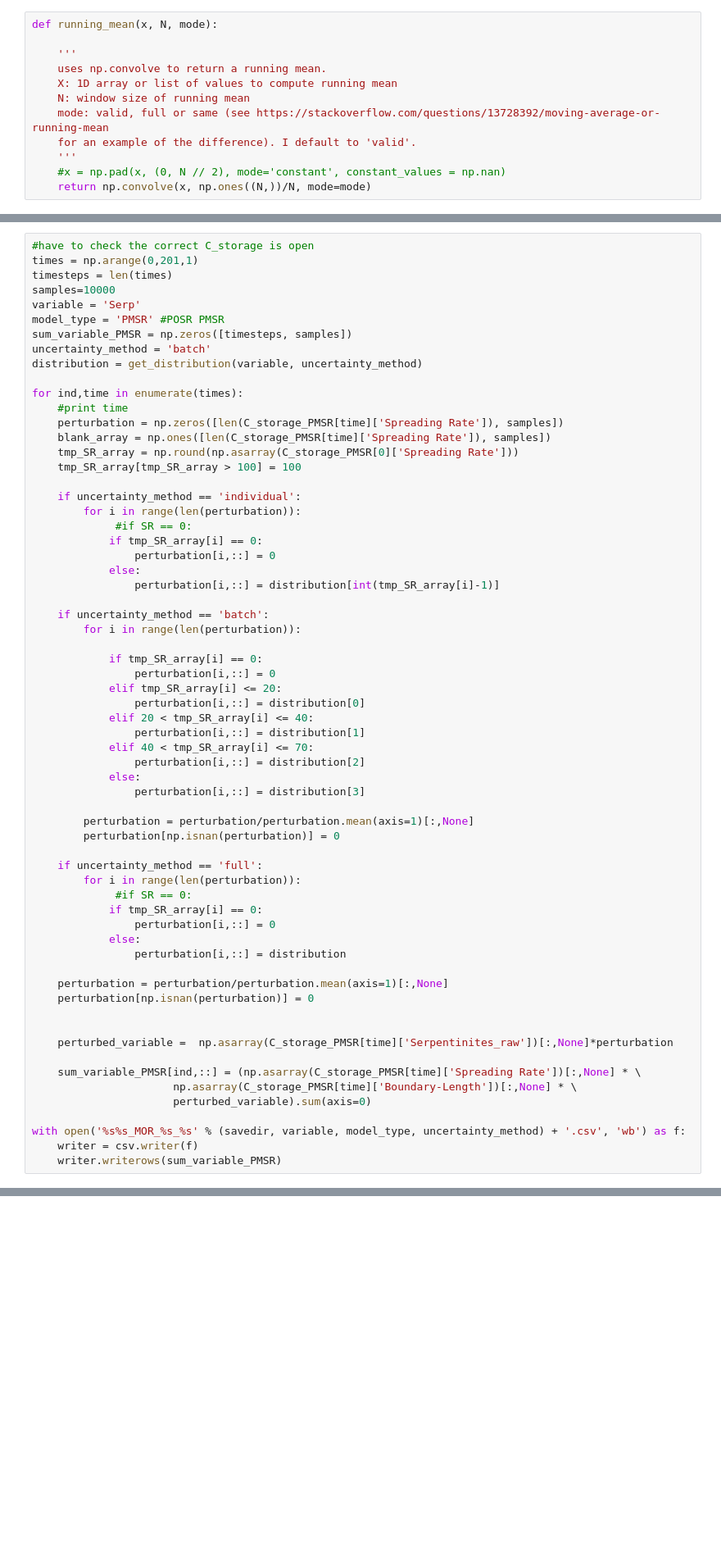
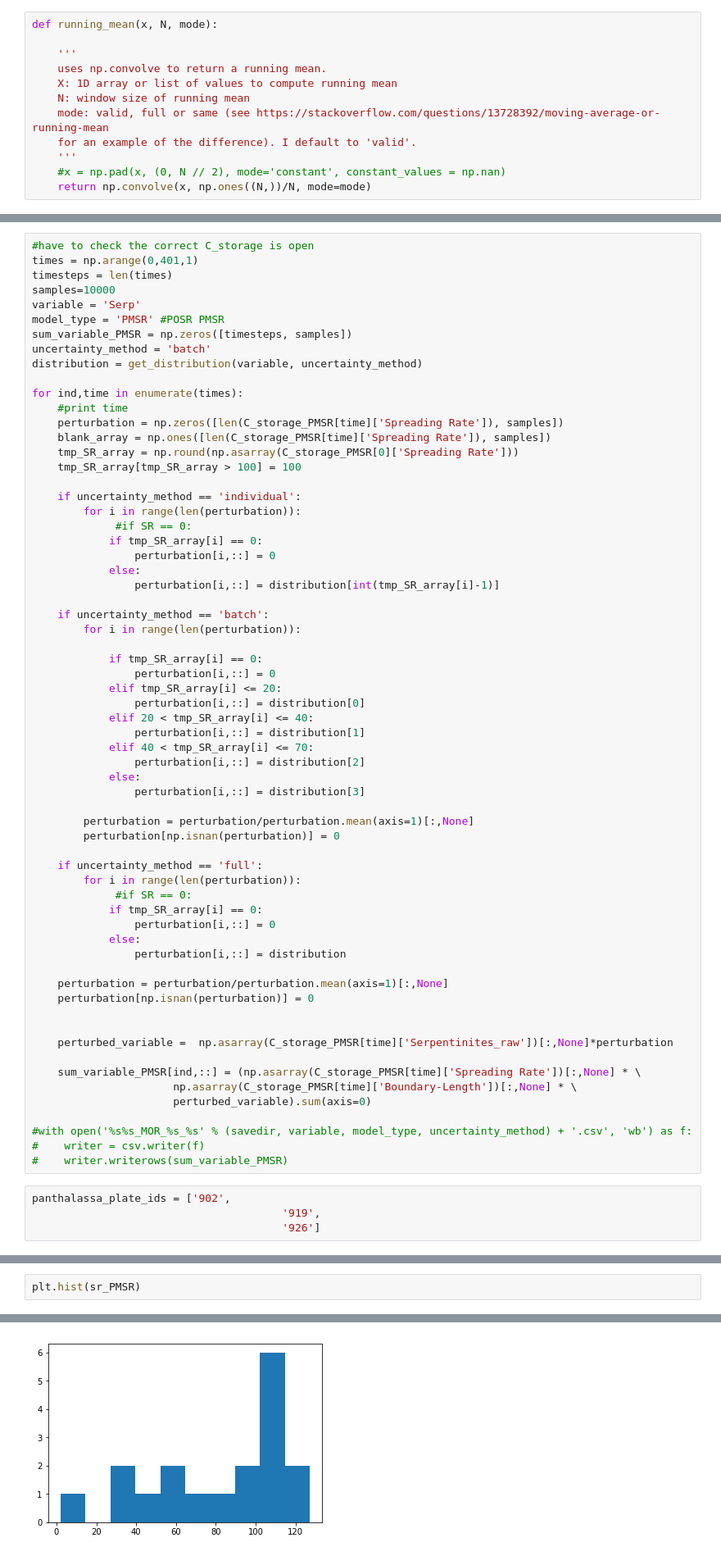
Before and after one commit to amer7632/pyGPlates_examples, a Jupyter notebook: Merdith_2019_Frontiers/8-2_MOR_flux.ipynb, the cells around one changed output, grey strips where cells are left out. Shown: that part at 82% size. Cells and saved outputs as stored; diff of their text form; blank space fills up the shorter version.

```diff
--- a/Merdith_2019_Frontiers/8-2_MOR_flux.ipynb
+++ b/Merdith_2019_Frontiers/8-2_MOR_flux.ipynb
@@ -49,7 +50,7 @@ def get_distribution(variable, method):
     return distribution
 # %%
 #have to check the correct C_storage is open
-times = np.arange(0,201,1)
+times = np.arange(0,401,1)
 timesteps = len(times)
 samples=10000
 variable = 'Serp'
@@ -108,6 +109,10 @@ for ind,time in enumerate(times):
                       np.asarray(C_storage_PMSR[time]['Boundary-Length'])[:,None] * \
                       perturbed_variable).sum(axis=0)
 
-with open('%s%s_MOR_%s_%s' % (savedir, variable, model_type, uncertainty_method) + '.csv', 'wb') as f:
-    writer = csv.writer(f)
-    writer.writerows(sum_variable_PMSR)
+#with open('%s%s_MOR_%s_%s' % (savedir, variable, model_type, uncertainty_method) + '.csv', 'wb') as f:
+#    writer = csv.writer(f)
+#    writer.writerows(sum_variable_PMSR)
+# %%
+panthalassa_plate_ids = ['902',
+                                       '919',
+                                       '926']
@@ -113,0 +129,3 @@ with open('%s%s_MOR_%s_%s' % (savedir, variable, model_type, uncertainty_method)
+# %%
+plt.hist(sr_PMSR)
+# %% [output]
@@ -113,0 +137 @@ with open('%s%s_MOR_%s_%s' % (savedir, variable, model_type, uncertainty_method)
+[figure, added]
```
Also changed, not shown: parts of 6 cells of this notebook, 1 other file.
